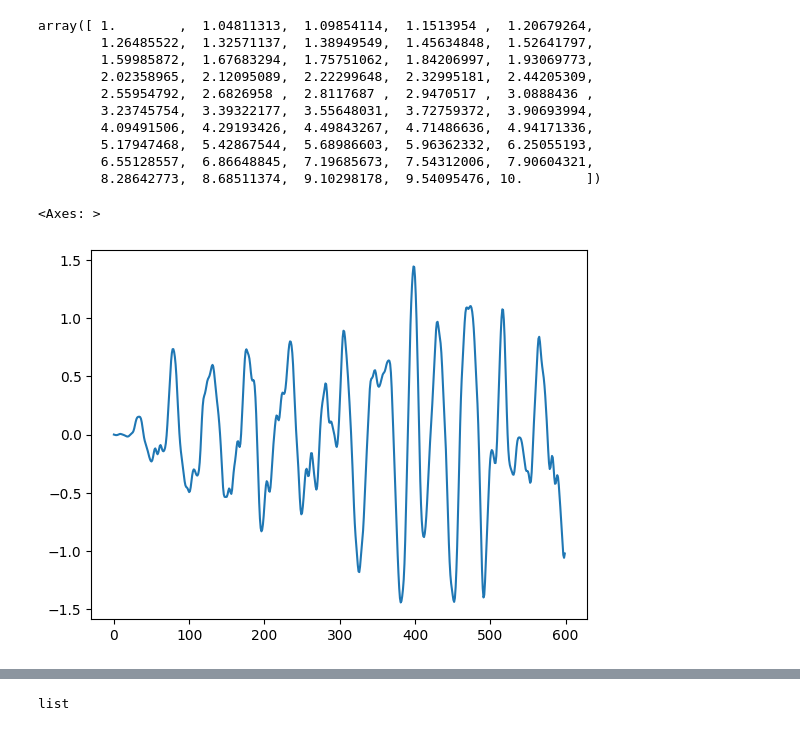
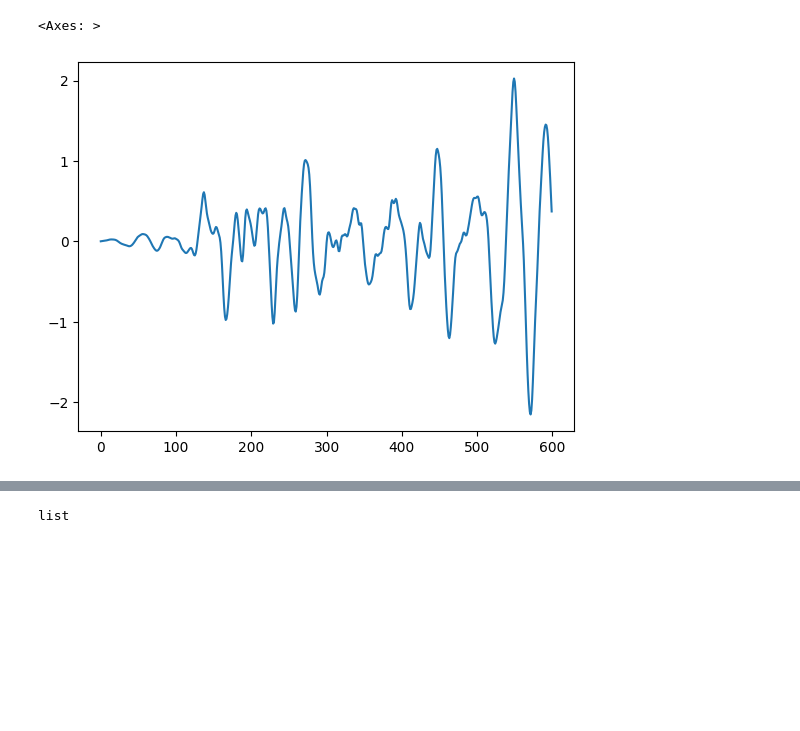
Before and after one commit to AndyW1990/rl-control, a Jupyter notebook: notebooks/andy_nb.ipynb, the cells around one changed output, grey strips where cells are left out. Drawn from its saved outputs; the diff is of its cells as text; code cells hidden in the pictures; blank space fills up the shorter version.

```diff
--- a/notebooks/andy_nb.ipynb
+++ b/notebooks/andy_nb.ipynb
@@ -10,23 +12,9 @@ import numpy as np
-# %%
-sns.(np.logspace(0,1)
-# %% [output]
-array([ 1.        ,  1.04811313,  1.09854114,  1.1513954 ,  1.20679264,
-        1.26485522,  1.32571137,  1.38949549,  1.45634848,  1.52641797,
-        1.59985872,  1.67683294,  1.75751062,  1.84206997,  1.93069773,
-        2.02358965,  2.12095089,  2.22299648,  2.32995181,  2.44205309,
-        2.55954792,  2.6826958 ,  2.8117687 ,  2.9470517 ,  3.0888436 ,
-        3.23745754,  3.39322177,  3.55648031,  3.72759372,  3.90693994,
-        4.09491506,  4.29193426,  4.49843267,  4.71486636,  4.94171336,
-        5.17947468,  5.42867544,  5.68986603,  5.96362332,  6.25055193,
-        6.55128557,  6.86648845,  7.19685673,  7.54312006,  7.90604321,
-        8.28642773,  8.68511374,  9.10298178,  9.54095476, 10.        ])
 # %%
-wave_train, surge, heave, pitch = generate_wave_train(2.5, 5, 5)
+wave_train, surge, heave, pitch = generate_wave_train(2.5, 5, 1)
+sns.lineplot(wave_train)
+# %% [output]
+<Axes: >
+[figure, added]
-# %%
-sns.lineplot(wave_train)
-# %% [output]
-<Axes: >
-[figure, removed]
 # %%
 sns.lineplot([surge,heave,pitch])
 # %% [output]
```
Also changed, not shown: parts of 2 cells of this notebook, 5 other files.
